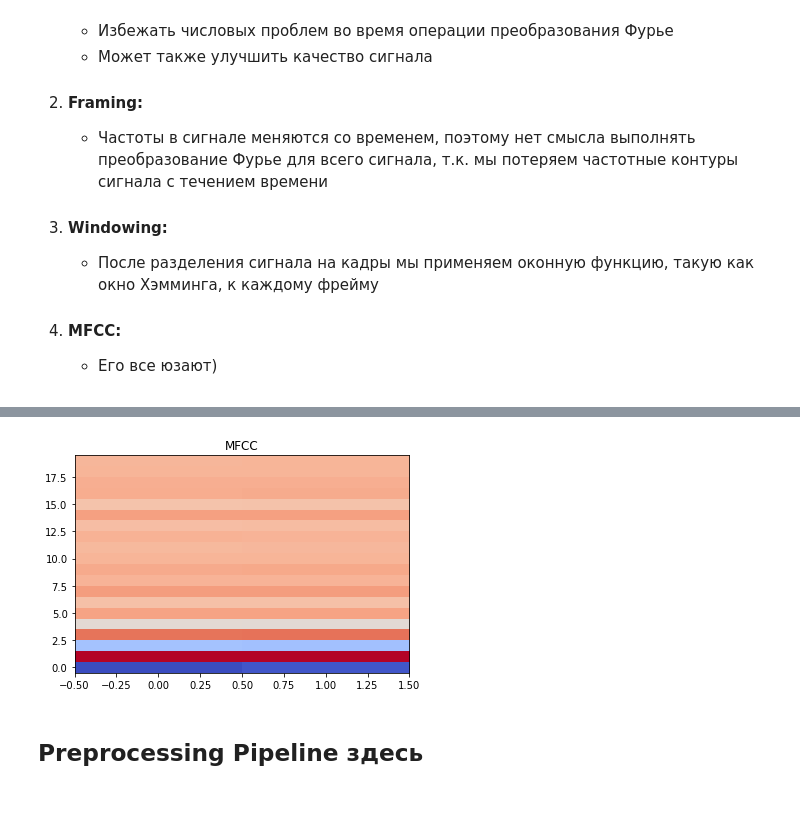
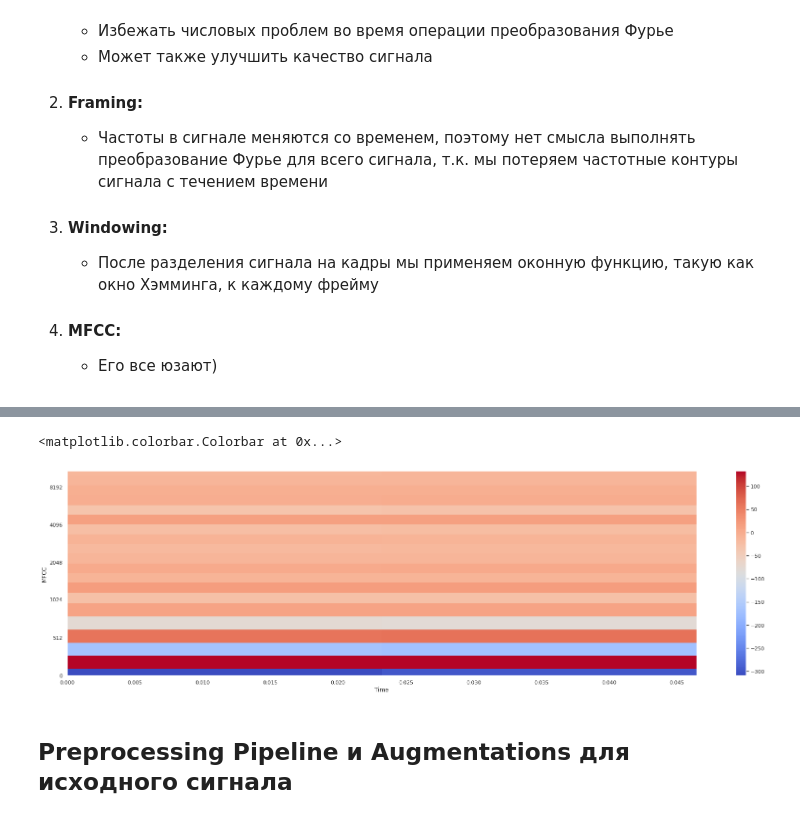
Before and after one commit to Dan1aR/ASR-Project, a Jupyter notebook: preprocessing.ipynb, the cells around one changed output, grey strips where cells are left out. Drawn from its saved outputs; the diff is of its cells as text; code cells hidden in the pictures.

```diff
--- a/preprocessing.ipynb
+++ b/preprocessing.ipynb
@@ -125,11 +125,12 @@ ax.set(title='Mel-frequency spectrogram')
-# %%
-mfcc_data = mfcc(frames[2], sr=sample_rate)
-
-ig, ax = plt.subplots()
-cax = ax.imshow(mfcc_data, interpolation='nearest', cmap='coolwarm', origin='lower', aspect='auto')
-ax.set_title('MFCC')
-plt.show()
-# %% [output]
-[figure, removed]
+# %%
+# MFCC
+mfcc_data = mfcc(frames[2], sr=sample_rate)
+
+librosa.display.specshow(mfcc_data, sr=sample_rate, x_axis='time', y_axis='mel')
+plt.ylabel('MFCC')
+plt.colorbar()
+# %% [output]
+<matplotlib.colorbar.Colorbar at 0x...>
+[figure, added]
 # %% [markdown]
-## Preprocessing Pipeline здесь
+## Preprocessing Pipeline и Augmentations для исходного сигнала
```
Also changed, not shown: parts of 11 cells of this notebook.
